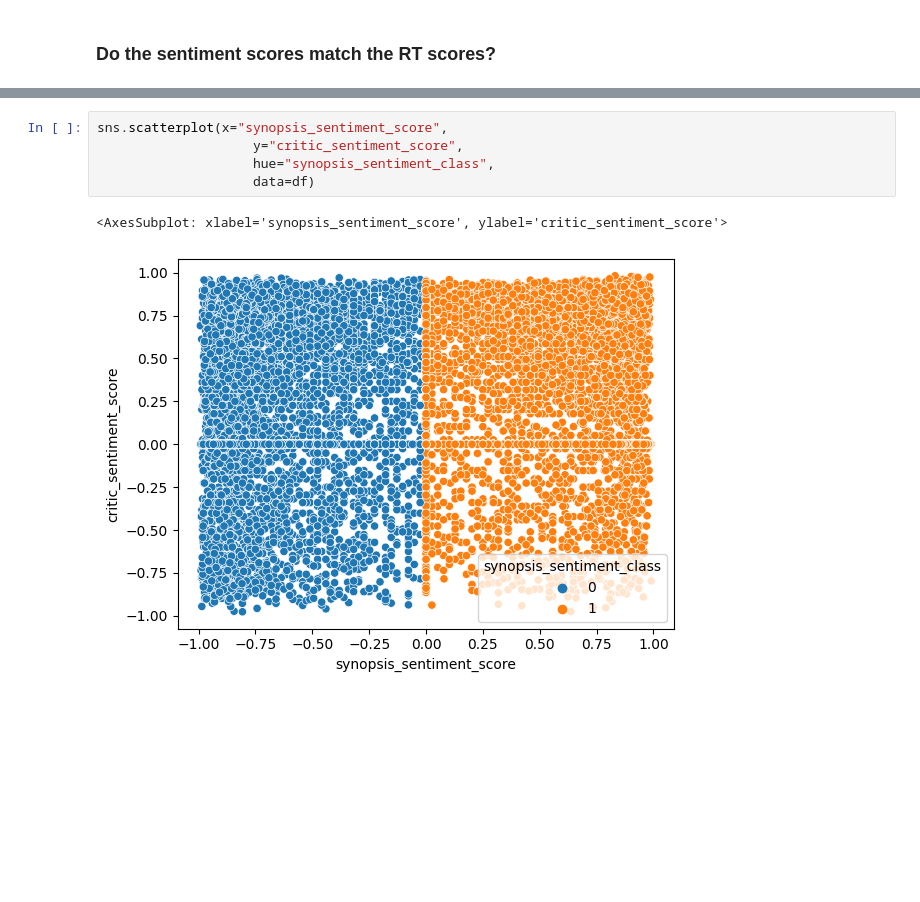
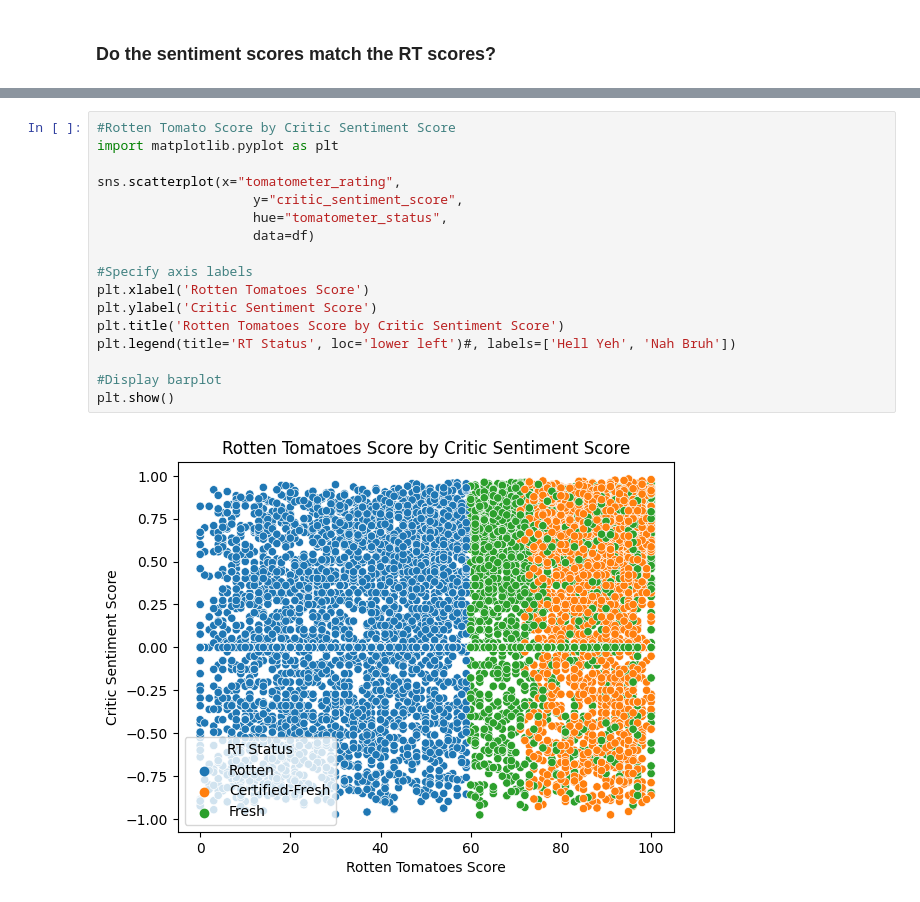
Before and after one commit to statzenthusiast921/rotten-tomatoes-analysis, a Jupyter notebook: notebooks/Rotten Tomatoes EDA 01.16.23.ipynb, the cells around one changed output, grey strips where cells are left out. Saved outputs shown, nothing was run; the diff lists cells and outputs as text; blank space fills up the shorter version.

```diff
--- a/notebooks/Rotten Tomatoes EDA 01.16.23.ipynb
+++ b/notebooks/Rotten Tomatoes EDA 01.16.23.ipynb
@@ -452,8 +430,19 @@ sns.scatterplot(x="synopsis_sentiment_score",
 # %%
-sns.scatterplot(x="synopsis_sentiment_score",
+#Rotten Tomato Score by Critic Sentiment Score
+import matplotlib.pyplot as plt
+
+sns.scatterplot(x="tomatometer_rating",
                     y="critic_sentiment_score",
-                    hue="synopsis_sentiment_class",
+                    hue="tomatometer_status",
                     data=df)
+
+#Specify axis labels
+plt.xlabel('Rotten Tomatoes Score')
+plt.ylabel('Critic Sentiment Score')
+plt.title('Rotten Tomatoes Score by Critic Sentiment Score')
+plt.legend(title='RT Status', loc='lower left')#, labels=['Hell Yeh', 'Nah Bruh'])
+
+#Display barplot
+plt.show()
 # %% [output]
-<AxesSubplot: xlabel='synopsis_sentiment_score', ylabel='critic_sentiment_score'>
-[figure, old version]
+[figure, new version]
```
Also changed, not shown: parts of 4 cells of this notebook.
